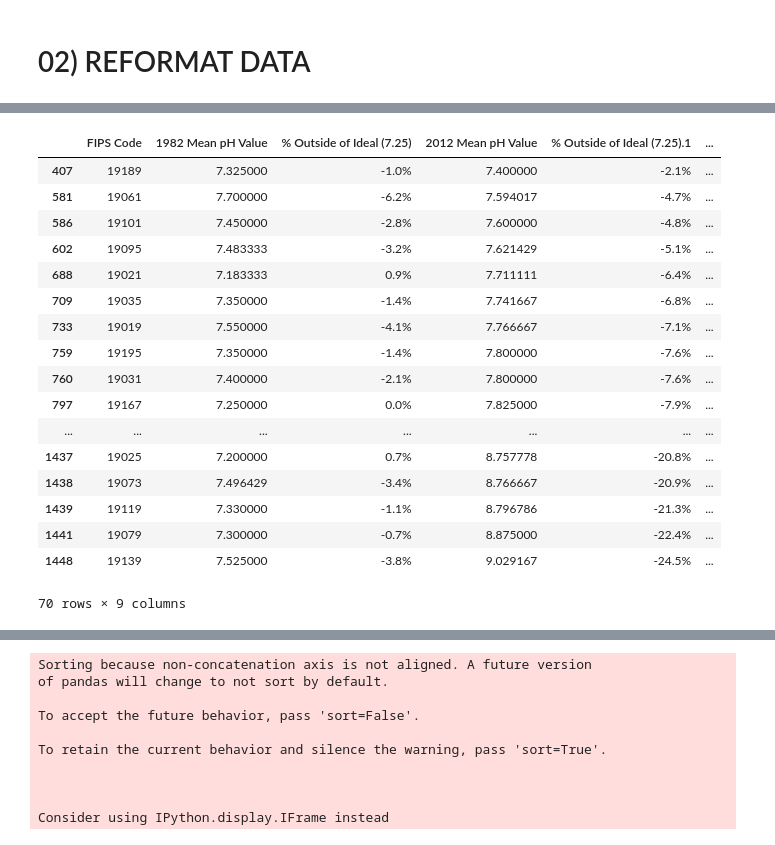
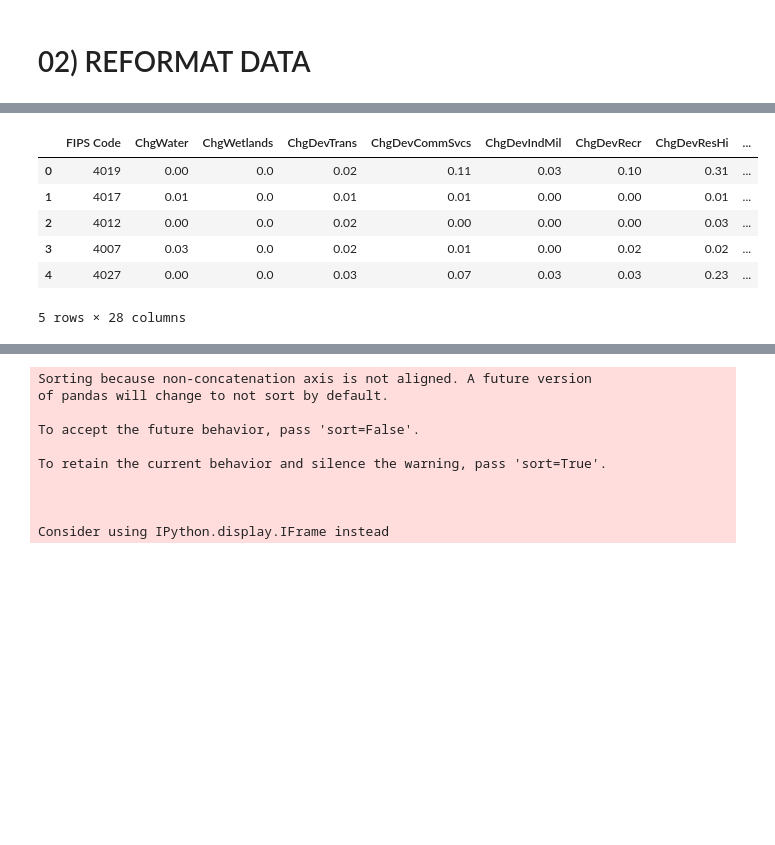
Before and after one commit to ekenigsberg/BootCampProject01-2019-07-06, a Jupyter notebook: Water Quality 01.ipynb, the cells around one changed output, grey strips where cells are left out. Drawn from its saved outputs; the diff is of its cells as text; code cells hidden in the pictures; blank space fills up the shorter version.

```diff
--- a/Water Quality 01.ipynb
+++ b/Water Quality 01.ipynb
@@ -50,23 +71,11 @@ dtype: object
-# %%
-dfIowa = dfPH.loc[dfPH['FIPS Code']>=19000]
-dfIowa = dfIowa.loc[dfIowa['FIPS Code']<20000]
-dfIowa
-# %% [output]
-|  | FIPS Code | 1982 Mean pH Value | % Outside of Ideal (7.25) | 2012 Mean pH Value | % Outside of Ideal (7.25).1 | ... |
-| 407 | 19189 | 7.325000 | -1.0% | 7.400000 | -2.1% | ... |
-| 581 | 19061 | 7.700000 | -6.2% | 7.594017 | -4.7% | ... |
-| 586 | 19101 | 7.450000 | -2.8% | 7.600000 | -4.8% | ... |
-| 602 | 19095 | 7.483333 | -3.2% | 7.621429 | -5.1% | ... |
-| 688 | 19021 | 7.183333 | 0.9% | 7.711111 | -6.4% | ... |
-| 709 | 19035 | 7.350000 | -1.4% | 7.741667 | -6.8% | ... |
-| 733 | 19019 | 7.550000 | -4.1% | 7.766667 | -7.1% | ... |
-| 759 | 19195 | 7.350000 | -1.4% | 7.800000 | -7.6% | ... |
-| 760 | 19031 | 7.400000 | -2.1% | 7.800000 | -7.6% | ... |
-| 797 | 19167 | 7.250000 | 0.0% | 7.825000 | -7.9% | ... |
-| ... | ... | ... | ... | ... | ... | ... |
-| 1437 | 19025 | 7.200000 | 0.7% | 8.757778 | -20.8% | ... |
-| 1438 | 19073 | 7.496429 | -3.4% | 8.766667 | -20.9% | ... |
-| 1439 | 19119 | 7.330000 | -1.1% | 8.796786 | -21.3% | ... |
-| 1441 | 19079 | 7.300000 | -0.7% | 8.875000 | -22.4% | ... |
-| 1448 | 19139 | 7.525000 | -3.8% | 9.029167 | -24.5% | ... |
-70 rows × 9 columns
+# %%
+dfMrg = pd.merge(dfLand, dfPH, on='FIPS Code')
+dfMrg.head()
+# %% [output]
+|  | FIPS Code | ChgWater | ChgWetlands | ChgDevTrans | ChgDevCommSvcs | ChgDevIndMil | ChgDevRecr | ChgDevResHi | ... |
+| 0 | 4019 | 0.00 | 0.0 | 0.02 | 0.11 | 0.03 | 0.10 | 0.31 | ... |
+| 1 | 4017 | 0.01 | 0.0 | 0.01 | 0.01 | 0.00 | 0.00 | 0.01 | ... |
+| 2 | 4012 | 0.00 | 0.0 | 0.02 | 0.00 | 0.00 | 0.00 | 0.03 | ... |
+| 3 | 4007 | 0.03 | 0.0 | 0.02 | 0.01 | 0.00 | 0.02 | 0.02 | ... |
+| 4 | 4027 | 0.00 | 0.0 | 0.03 | 0.07 | 0.03 | 0.03 | 0.23 | ... |
+5 rows × 28 columns
```
Also changed, not shown: parts of 20 cells of this notebook, 1 other file.
